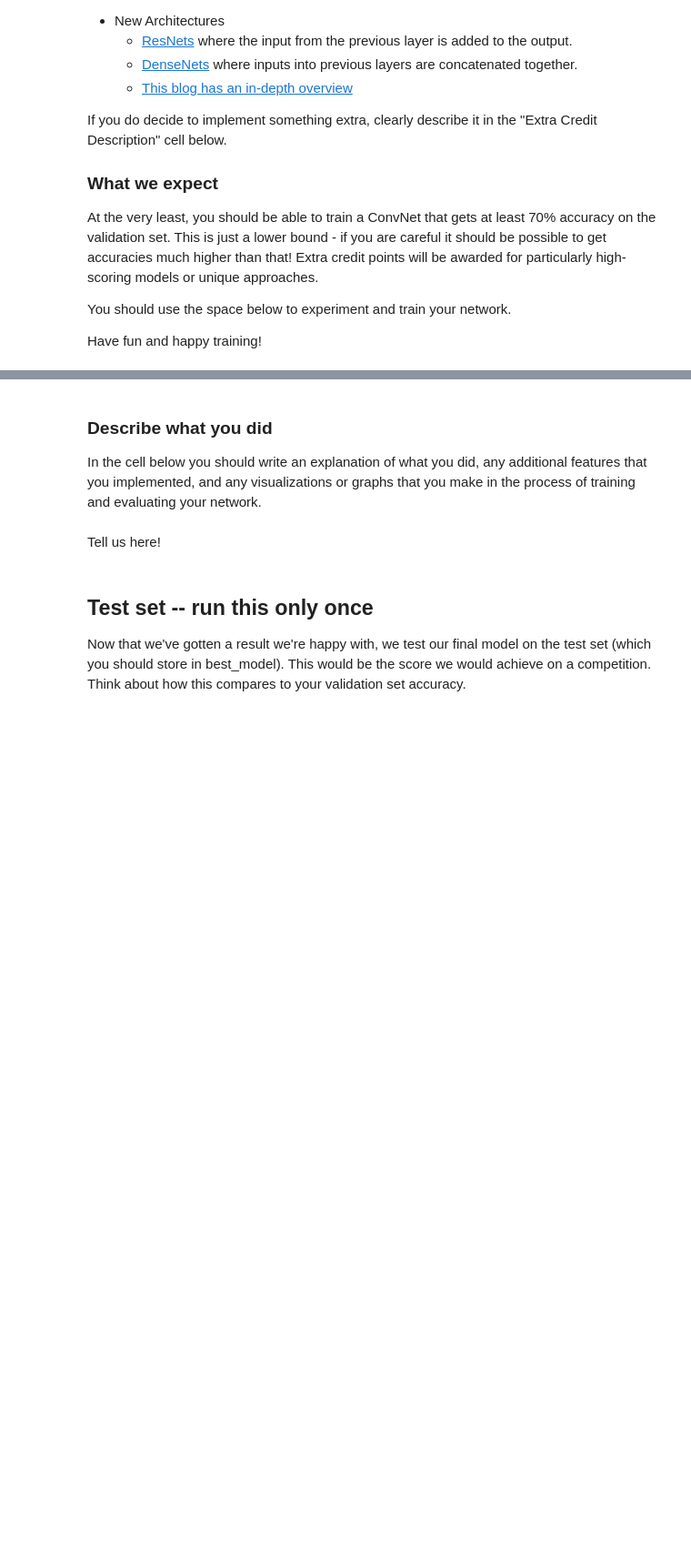
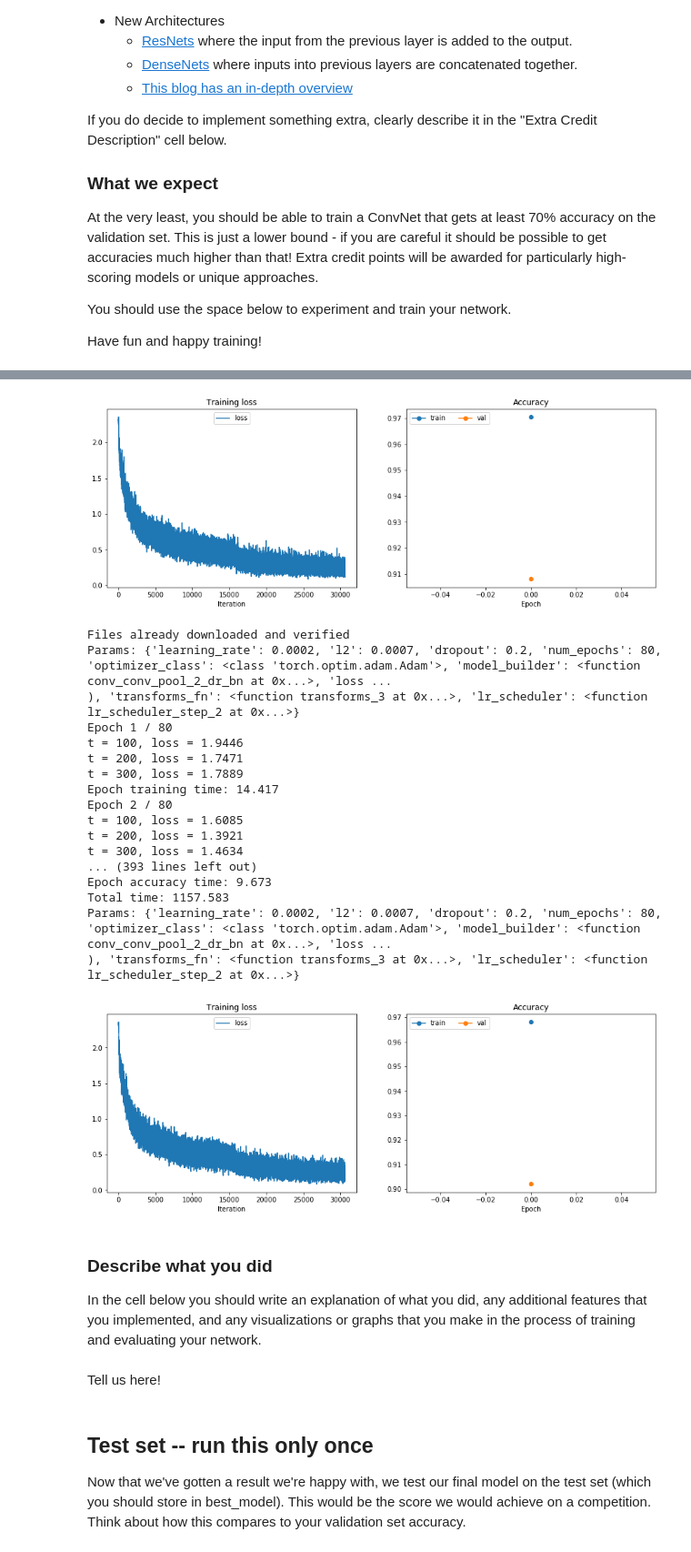
Before and after one commit to mduszyk/cs231n, a Jupyter notebook: assignment2/PyTorch.ipynb, the cells around one changed output, grey strips where cells are left out. Shown at 91% size. Drawn from its saved outputs; the diff is of its cells as text; code cells hidden in the pictures; blank space fills up the shorter version.

Commit message:
more tests with conv conv pool model

```diff
--- a/assignment2/PyTorch.ipynb
+++ b/assignment2/PyTorch.ipynb
@@ -454,24 +454,15 @@ from cs231n import hparam_search, plot_utils, models
 
 grid_params = hparam_search.grid_layout({
     "learning_rate": [2e-04],
-    "l2": [0.0005],
+    "l2": [0.00065, 0.0007],
     "dropout": [0.2],
-    "num_epochs": [120],
+    "num_epochs": [80],
     "optimizer_class": [optim.Adam],
     "model_builder": [models.conv_conv_pool_2_dr_bn],
     "loss_fn": [nn.CrossEntropyLoss().type(gpu_dtype)],
-    "transforms_fn": [models.transforms_1],
-    "lr_scheduler": [models.lr_scheduler_step_1]
+    "transforms_fn": [models.transforms_3],
+    "lr_scheduler": [models.lr_scheduler_step_2]
 })
-
-#grid_params = hparam_search.grid_layout({
-#    "learning_rate": [4e-4, 5e-4, 6e-4, 7e-4],
-#    "l2": [0, 1e-05, 1.8e-05, 2e-05],
-#    "dropout": [0.3, 0.35, 0.4, 0.45, 0.5, 0.55, 0.6, 0.65, 0.7, 0.75],
-#    "optimizer_class": [optim.RMSprop],
-#    "model_builder": [models.conv_conv_pool_2_dr],
-#    "loss_fn": [nn.CrossEntropyLoss().type(gpu_dtype)]
-#})
 
 random_params = hparam_search.random_layout({
     "learning_rate": lambda: 10 ** np.random.uniform(-6, 1),
@@ -494,7 +485,7 @@ for params in grid_params:
 
     transforms_fn = params["transforms_fn"]
     cifar10_train = dset.CIFAR10('./cs231n/datasets', train=True, download=True, transform=transforms_fn())
-    loader_train = DataLoader(cifar10_train, batch_size=128, sampler=ChunkSampler(NUM_TRAIN, 0), num_workers=2)
+    loader_train = DataLoader(cifar10_train, batch_size=128, sampler=ChunkSampler(NUM_TRAIN, 0), num_workers=3)
     loader_val = DataLoader(cifar10_val, batch_size=128, sampler=ChunkSampler(NUM_VAL, NUM_TRAIN))
 
 
@@ -553,3 +544,22 @@ t = 100, loss = 1.3408
+[figure, added]
+Files already downloaded and verified
+Params: {'learning_rate': 0.0002, 'l2': 0.0007, 'dropout': 0.2, 'num_epochs': 80, 'optimizer_class': <class 'torch.optim.adam.Adam'>, 'model_builder': <function conv_conv_pool_2_dr_bn at 0x...>, 'loss ...
+), 'transforms_fn': <function transforms_3 at 0x...>, 'lr_scheduler': <function lr_scheduler_step_2 at 0x...>}
+Epoch 1 / 80
+t = 100, loss = 1.9446
+t = 200, loss = 1.7471
+t = 300, loss = 1.7889
+Epoch training time: 14.417
+Epoch 2 / 80
+t = 100, loss = 1.6085
+t = 200, loss = 1.3921
+t = 300, loss = 1.4634
+... (393 lines left out)
+Epoch accuracy time: 9.673
+Total time: 1157.583
+Params: {'learning_rate': 0.0002, 'l2': 0.0007, 'dropout': 0.2, 'num_epochs': 80, 'optimizer_class': <class 'torch.optim.adam.Adam'>, 'model_builder': <function conv_conv_pool_2_dr_bn at 0x...>, 'loss ...
+), 'transforms_fn': <function transforms_3 at 0x...>, 'lr_scheduler': <function lr_scheduler_step_2 at 0x...>}
+[figure, added]
 # %% [markdown]
 ### Describe what you did
 
```
Also changed, not shown: parts of 1 cell of this notebook, 1 other file.
